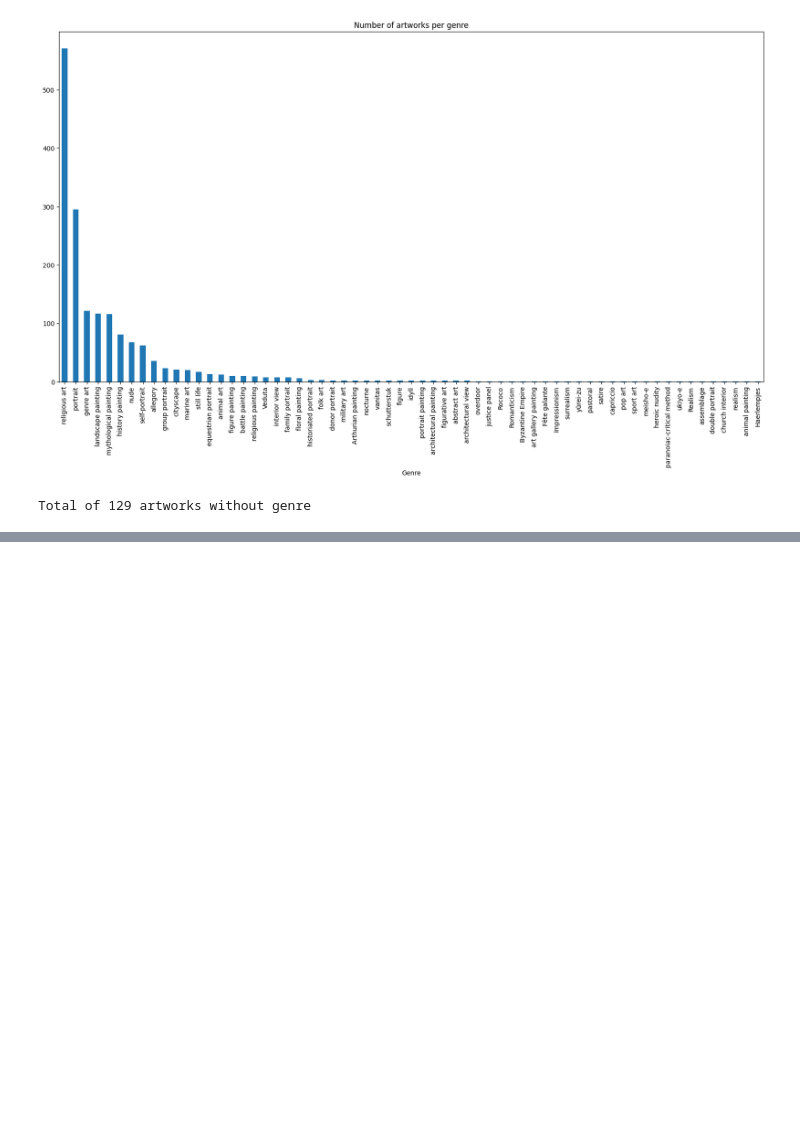
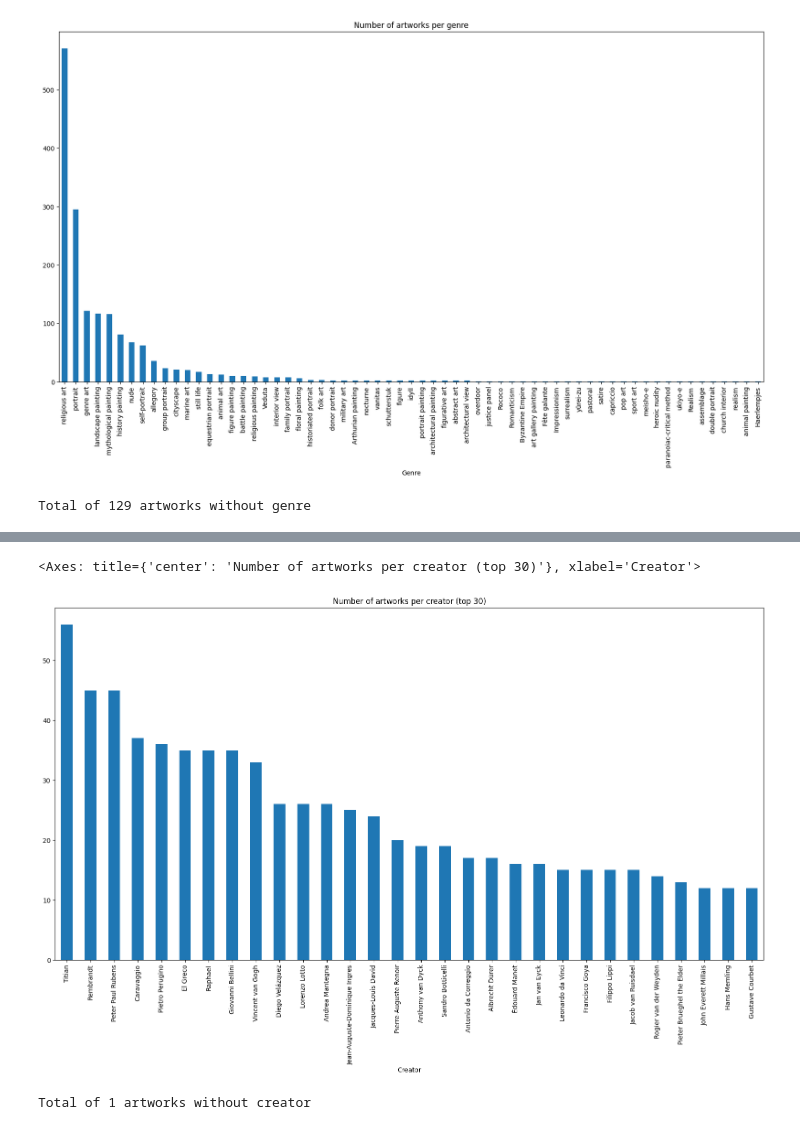
Before and after one commit to HPI-Information-Systems/MELArt, a Jupyter notebook: statistics.ipynb, the cells around one changed output, grey strips where cells are left out. Cells and saved outputs as stored; diff of their text form; code cells hidden in the pictures; blank space fills up the shorter version.

Commit message:
Creator statistics

```diff
--- a/statistics.ipynb
+++ b/statistics.ipynb
@@ -137,3 +137,17 @@ unknown_genre_artworks=set(all_qids)-set(df_genre["ent"])
 print(f"Total of {len(unknown_genre_artworks)} artworks without genre")
 # %% [output]
 Total of 129 artworks without genre
+# %%
+sparql_creators="""
+PREFIX wd: <http://www.wikidata.org/entity/>
+PREFIX wdt: <http://www.wikidata.org/prop/direct/>
+SELECT ?ent ?creator  WHERE{
+VALUES ?ent { %s }
+ ?ent wdt:P170 ?creator.
+}
+""" % " ".join([f"wd:{qid}" for qid in all_qids])
+df_creator=sq.sparql_pandas_query(sparql_creators)
+df_creator['ent']=df_creator['ent'].apply(lambda x: x.split('/')[-1])
+df_creator['creator']=df_creator['creator'].apply(lambda x: x.split('/')[-1])
+print(len(df_creator))
+df_creator.head()
@@ -139,0 +162,3 @@ Total of 129 artworks without genre
+# %%
+set_creators=set(df_creator['creator'])
+print(f"Total of {len(set_creators)} creators")
@@ -139,0 +167,4 @@ Total of 129 artworks without genre
+# %%
+creator_labels=sq.sparql_all_lables(list(set_creators))
+for creator in list(set_creators)[:10]:
+    print(f"{creator} -> {creator_labels[creator][0]}")
@@ -139,0 +182,13 @@ Total of 129 artworks without genre
+# %%
+df_creators_count=df_creator.groupby('creator').size().reset_index(name='count')
+df_creators_count=df_creators_count.sort_values('count', ascending=False)
+df_creators_count["label"]=df_creators_count["creator"].apply(lambda x: creator_labels[x][0])
+df_creators_count.head(30).plot(kind='bar', x='label', xlabel='Creator' ,y='count', figsize=(20,10), title='Number of artworks per creator (top 30)', legend=False)
+# %% [output]
+<Axes: title={'center': 'Number of artworks per creator (top 30)'}, xlabel='Creator'>
+[figure, added]
+# %%
+unknown_creator_artworks=set(all_qids)-set(df_creator["ent"])
+print(f"Total of {len(unknown_creator_artworks)} artworks without creator")
+# %% [output]
+Total of 1 artworks without creator
```
Also changed, not shown: parts of 3 cells of this notebook.
